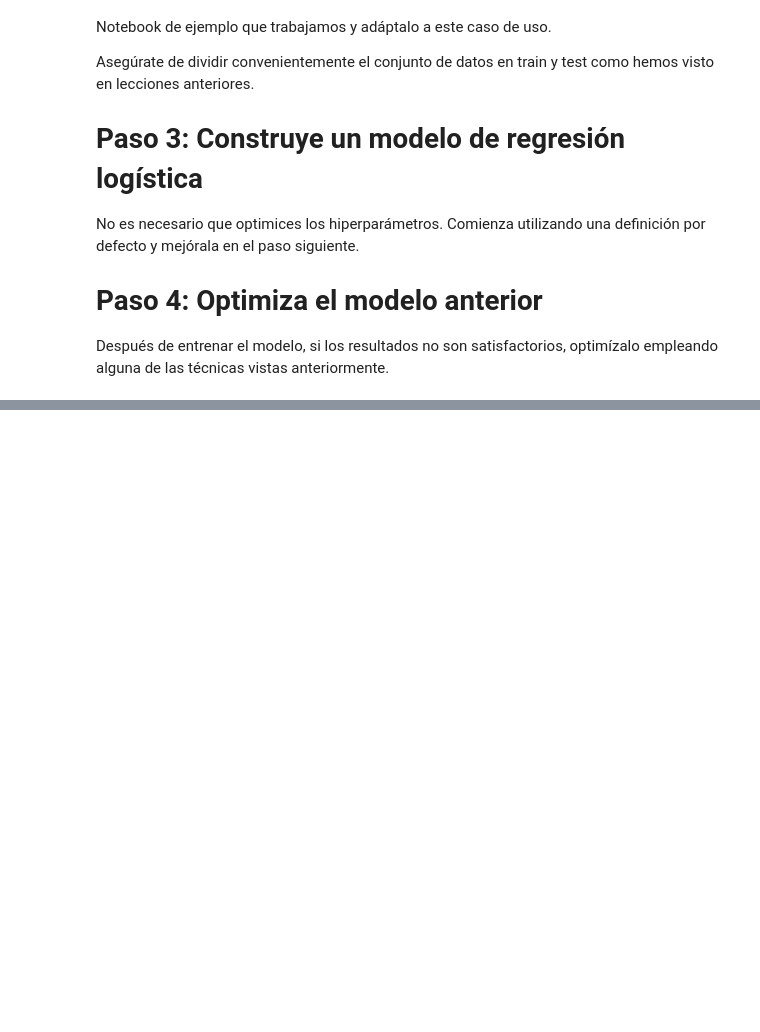
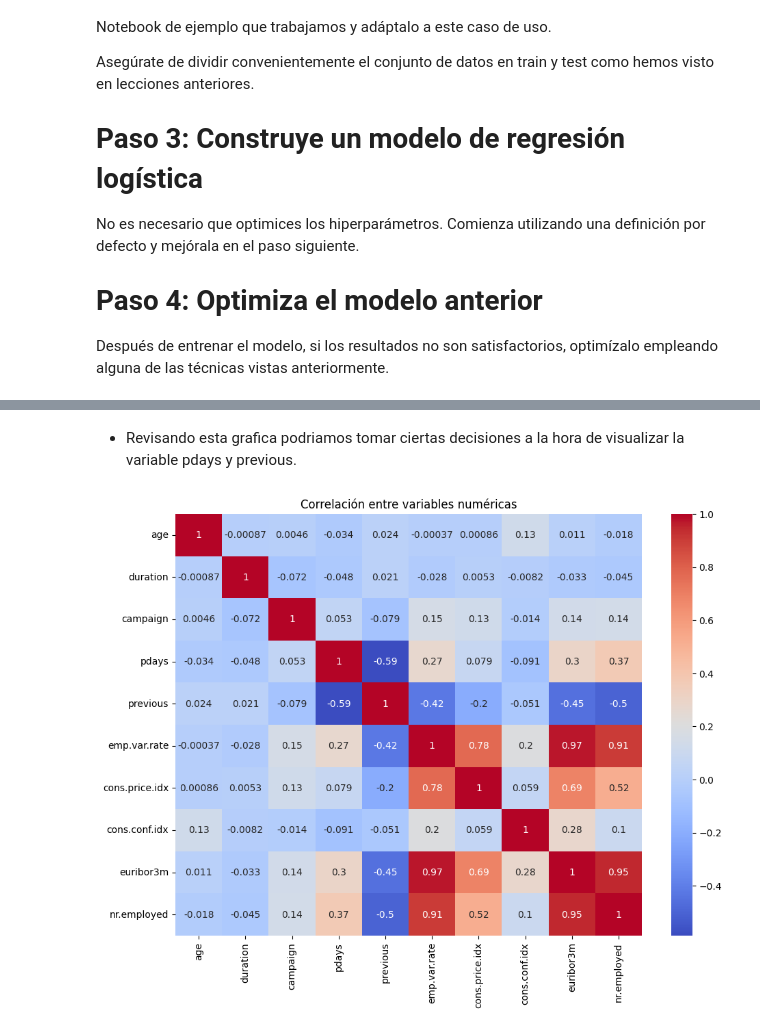
Before and after one commit to 4GeeksAcademy/alejandroantoniogutierrez-intro-ml, a Jupyter notebook: src/01.logistic-regression-bank-marketing-campaign-data.ipynb, the cells around one changed output, grey strips where cells are left out. Cells and saved outputs as stored; diff of their text form; code cells hidden in the pictures; blank space fills up the shorter version.

```diff
--- a/src/01.logistic-regression-bank-marketing-campaign-data.ipynb
+++ b/src/01.logistic-regression-bank-marketing-campaign-data.ipynb
@@ -39,0 +336,10 @@ Después de entrenar el modelo, si los resultados no son satisfactorios, optimí
+# %% [markdown]
+- Revisando esta grafica podriamos tomar ciertas decisiones a la hora de visualizar la variable pdays y previous.
+# %%
+plt.figure(figsize=(11, 8))
+corr = df.corr(numeric_only=True)
+sns.heatmap(corr, annot=True, cmap='coolwarm')
+plt.title('Correlación entre variables numéricas')
+plt.show()
+# %% [output]
+[figure, added]
```
Also changed, not shown: parts of 50 cells of this notebook, 3 other files.
